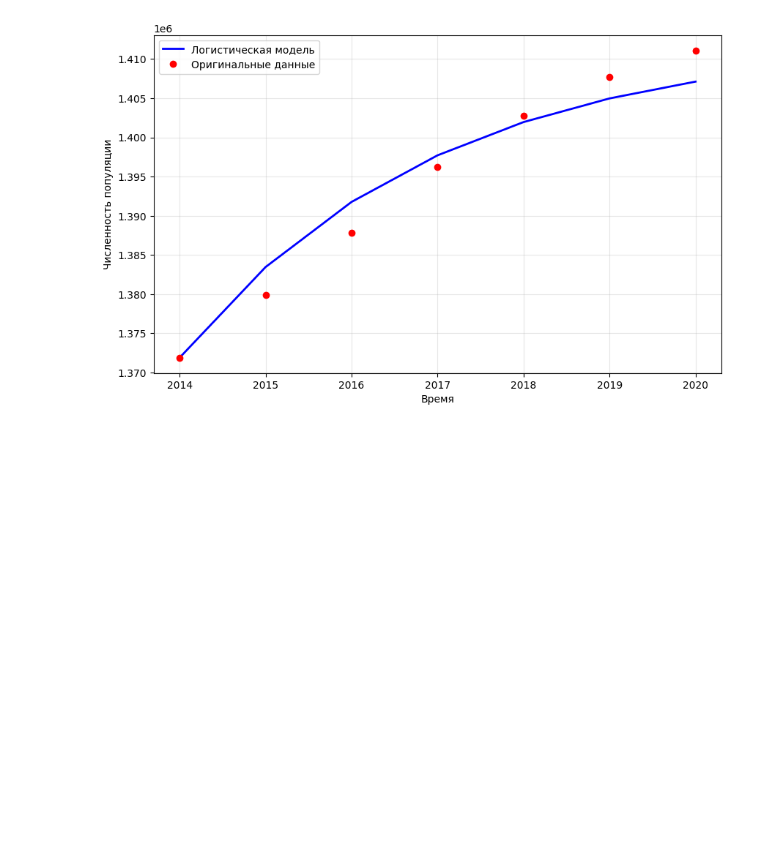
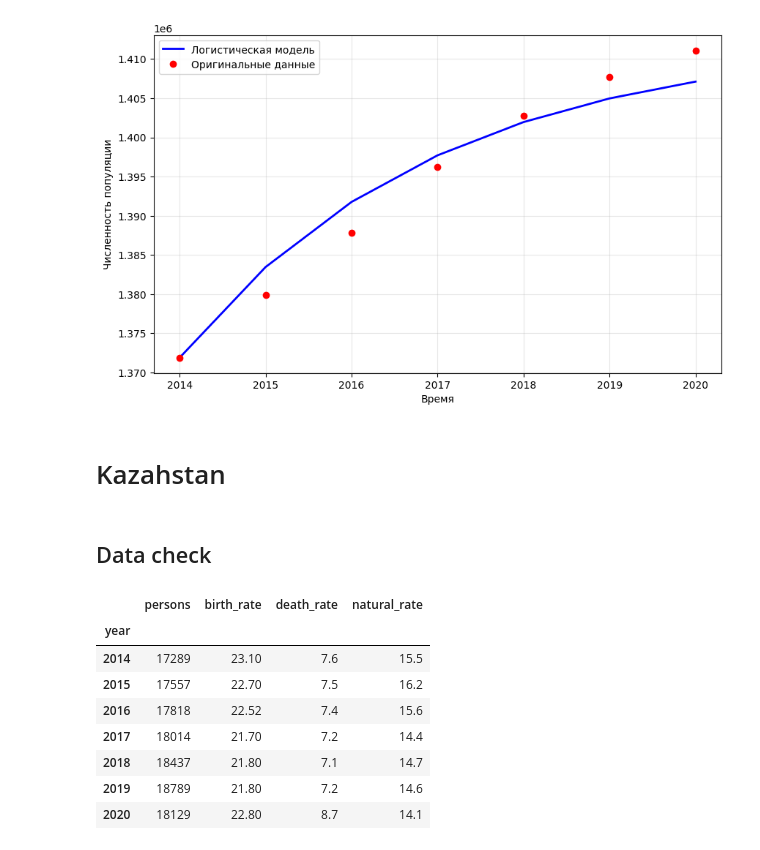
Before and after one commit to Jrol123/MathModeling, a Jupyter notebook: L1/src/main.ipynb, the cells around one changed output. Drawn from its saved outputs; the diff is of its cells as text; code cells hidden in the pictures; blank space fills up the shorter version.

```diff
--- a/L1/src/main.ipynb
+++ b/L1/src/main.ipynb
@@ -182,2 +188,21 @@ plot_population(t_china + starting_year_china, P_logistic_china, "Логисти
 # %% [output]
 [figure]
+# %% [markdown]
+# Kazahstan
+# %% [markdown]
+## Data check
+# %%
+df_kaz = pd.read_csv("../data/kazahstan.csv", index_col=0, dtype={"persons": "int"})
+kaz_person_multiplier = int(1e3)
+
+df_kaz
+# %% [output]
+|  | persons | birth_rate | death_rate | natural_rate |
+| year |  |  |  |  |
+| 2014 | 17289 | 23.10 | 7.6 | 15.5 |
+| 2015 | 17557 | 22.70 | 7.5 | 16.2 |
+| 2016 | 17818 | 22.52 | 7.4 | 15.6 |
+| 2017 | 18014 | 21.70 | 7.2 | 14.4 |
+| 2018 | 18437 | 21.80 | 7.1 | 14.7 |
+| 2019 | 18789 | 21.80 | 7.2 | 14.6 |
+| 2020 | 18129 | 22.80 | 8.7 | 14.1 |
```
Also changed, not shown: parts of 9 cells of this notebook, 1 other file.
